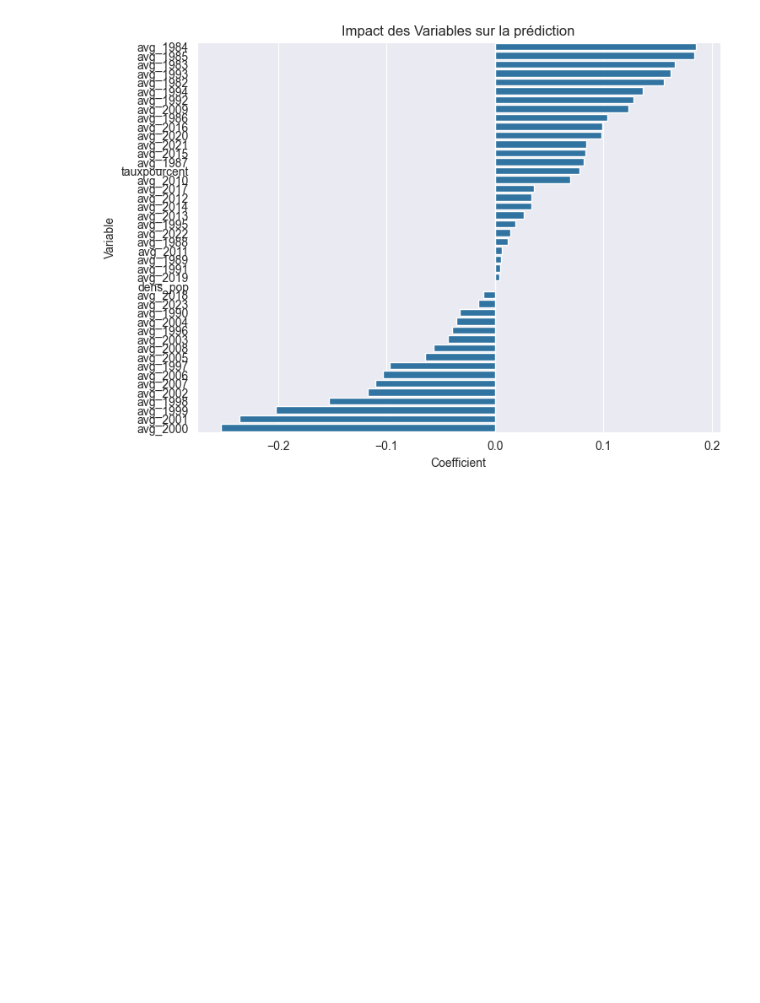
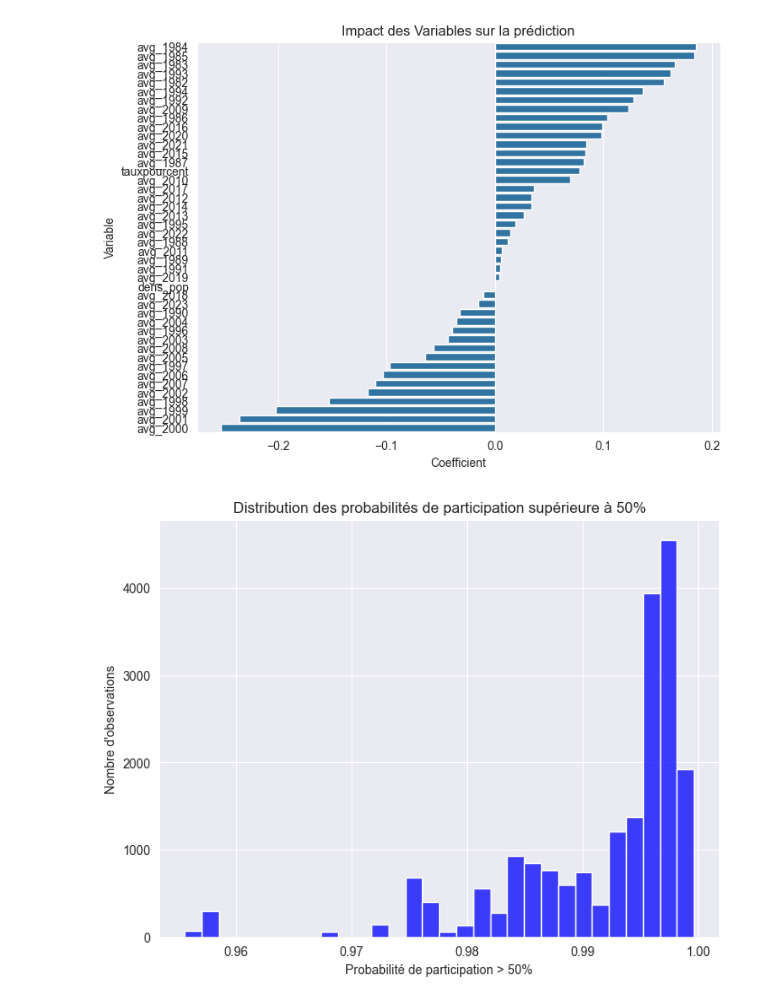
Before and after one commit to the-ark-of-noah/mspr, a Jupyter notebook: models/regression_lineaire_binomiale/t1_model_participation(dans le rapport).ipynb, the cells around one changed output. Drawn from its saved outputs; the diff is of its cells as text; code cells hidden in the pictures; blank space fills up the shorter version.

```diff
--- a/models/regression_lineaire_binomiale/t1_model_participation(dans le rapport).ipynb
+++ b/models/regression_lineaire_binomiale/t1_model_participation(dans le rapport).ipynb
@@ -161,3 +161,18 @@ plt.ylabel('Variable')
 plt.show()
 # %% [output]
 [figure]
+# %%
+# Histogramme des probabilités de participation
+
+# Prédictions de probabilité
+y_prob = model.predict_proba(X_test)[:, 1]
+
+# Création de l'histogramme
+plt.figure(figsize=(8, 6))
+sns.histplot(y_prob, bins=30, kde=False, color='blue')
+plt.title('Distribution des probabilités de participation supérieure à 50%')
+plt.xlabel('Probabilité de participation > 50%')
+plt.ylabel('Nombre d\'observations')
+plt.show()
+# %% [output]
+[figure, added]
```
Also changed, not shown: parts of 1 cell of this notebook.
